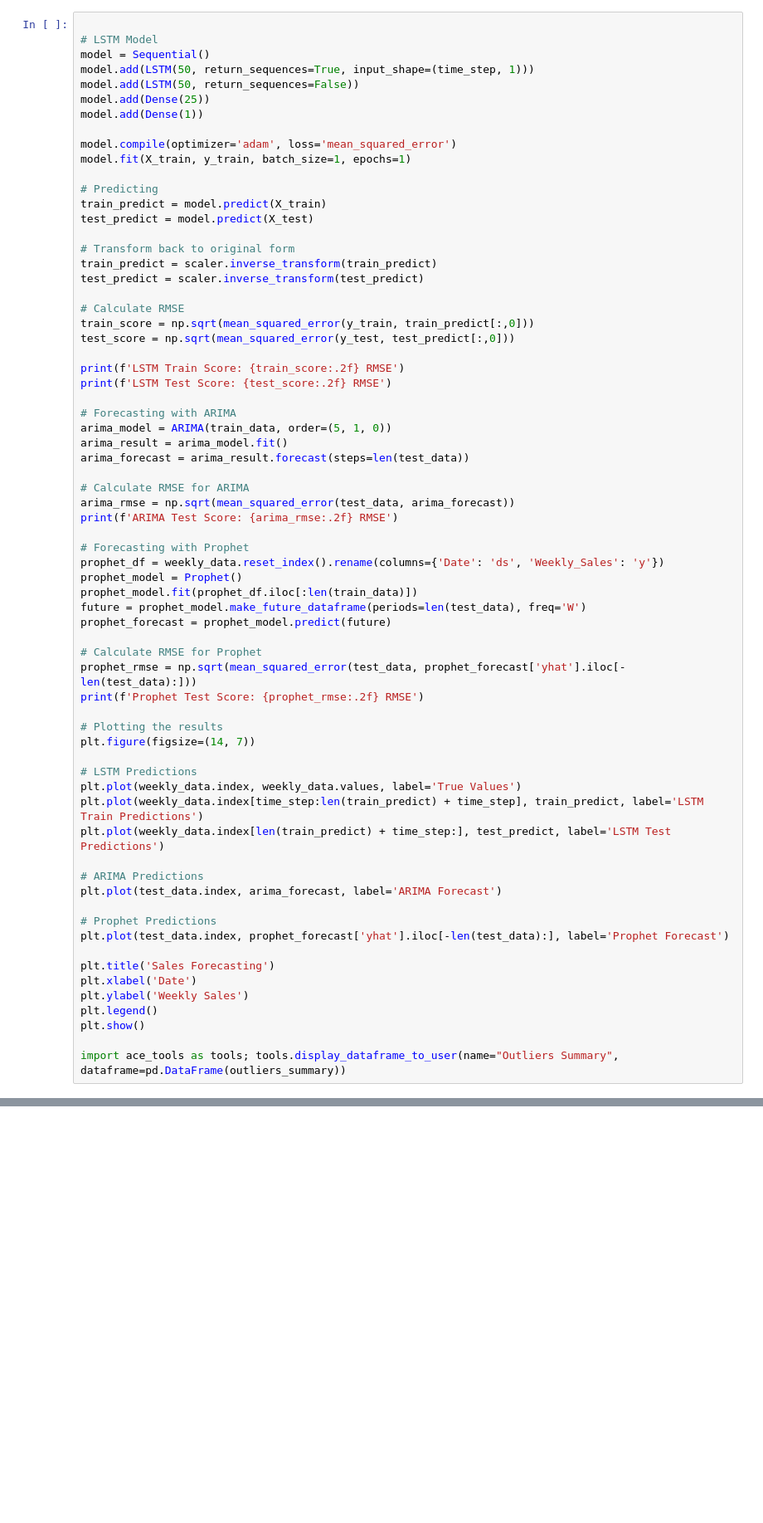
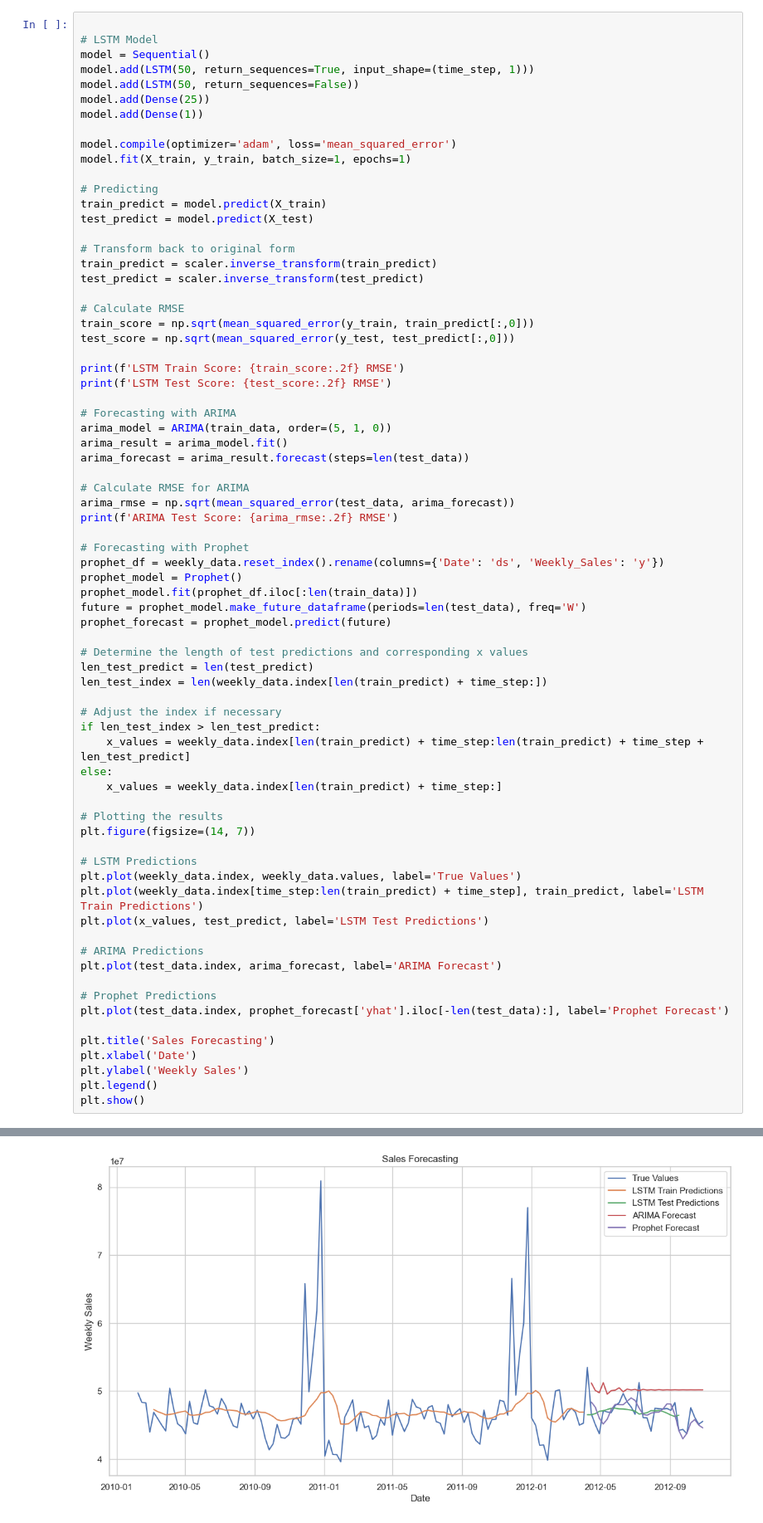
Before and after one commit to mp22abw/Final-Project, a Jupyter notebook: walmart.ipynb, the cells around one changed output, grey strips where cells are left out. Shown at 83% size. Saved outputs shown, nothing was run; the diff lists cells and outputs as text; blank space fills up the shorter version.

```diff
--- a/walmart.ipynb
+++ b/walmart.ipynb
@@ -239,9 +241,15 @@ prophet_model.fit(prophet_df.iloc[:len(train_data)])
 future = prophet_model.make_future_dataframe(periods=len(test_data), freq='W')
 prophet_forecast = prophet_model.predict(future)
 
-# Calculate RMSE for Prophet
-prophet_rmse = np.sqrt(mean_squared_error(test_data, prophet_forecast['yhat'].iloc[-len(test_data):]))
-print(f'Prophet Test Score: {prophet_rmse:.2f} RMSE')
+# Determine the length of test predictions and corresponding x values
+len_test_predict = len(test_predict)
+len_test_index = len(weekly_data.index[len(train_predict) + time_step:])
+
+# Adjust the index if necessary
+if len_test_index > len_test_predict:
+    x_values = weekly_data.index[len(train_predict) + time_step:len(train_predict) + time_step + len_test_predict]
+else:
+    x_values = weekly_data.index[len(train_predict) + time_step:]
 
 # Plotting the results
 plt.figure(figsize=(14, 7))
@@ -249,7 +257,7 @@ plt.figure(figsize=(14, 7))
 # LSTM Predictions
 plt.plot(weekly_data.index, weekly_data.values, label='True Values')
 plt.plot(weekly_data.index[time_step:len(train_predict) + time_step], train_predict, label='LSTM Train Predictions')
-plt.plot(weekly_data.index[len(train_predict) + time_step:], test_predict, label='LSTM Test Predictions')
+plt.plot(x_values, test_predict, label='LSTM Test Predictions')
 
 # ARIMA Predictions
 plt.plot(test_data.index, arima_forecast, label='ARIMA Forecast')
@@ -262,6 +270,4 @@ plt.xlabel('Date')
 plt.ylabel('Weekly Sales')
 plt.legend()
 plt.show()
-
-import ace_tools as tools; tools.display_dataframe_to_user(name="Outliers Summary", dataframe=pd.DataFrame(outliers_summary))
 # %% [output]
@@ -268,0 +282 @@ ValueError: object __array__ method not producing an array
+[figure, added]
```
Also changed, not shown: parts of 7 cells of this notebook, 1 other file.
